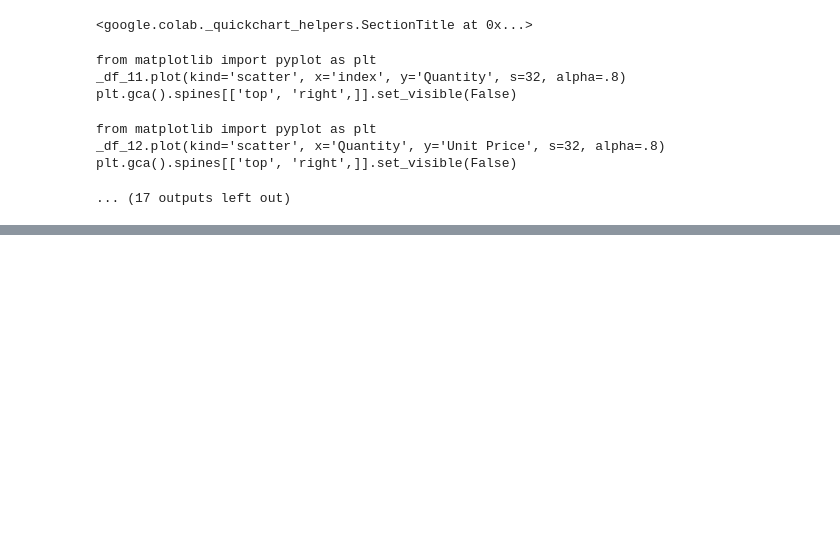
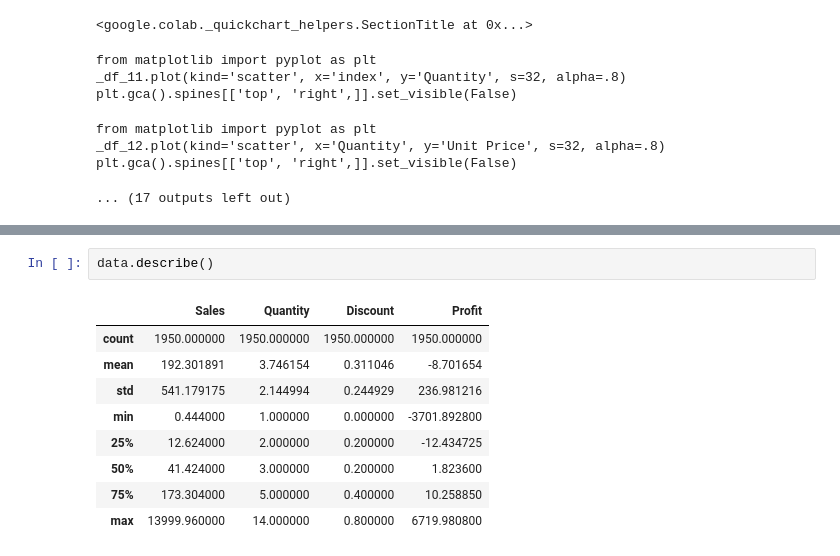
Before and after one commit to mmeeran/Python, a Jupyter notebook: Python_Class_prework.ipynb, the cells around one changed output, grey strips where cells are left out. Drawn from its saved outputs; the diff is of its cells as text; blank space fills up the shorter version.

```diff
--- a/Python_Class_prework.ipynb
+++ b/Python_Class_prework.ipynb
@@ -754,0 +858,12 @@ plt.gca().spines[['top', 'right',]].set_visible(False)
+# %%
+data.describe()
+# %% [output]
+|  | Sales | Quantity | Discount | Profit |
+| count | 1950.000000 | 1950.000000 | 1950.000000 | 1950.000000 |
+| mean | 192.301891 | 3.746154 | 0.311046 | -8.701654 |
+| std | 541.179175 | 2.144994 | 0.244929 | 236.981216 |
+| min | 0.444000 | 1.000000 | 0.000000 | -3701.892800 |
+| 25% | 12.624000 | 2.000000 | 0.200000 | -12.434725 |
+| 50% | 41.424000 | 3.000000 | 0.200000 | 1.823600 |
+| 75% | 173.304000 | 5.000000 | 0.400000 | 10.258850 |
+| max | 13999.960000 | 14.000000 | 0.800000 | 6719.980800 |
```
Also changed, not shown: parts of 18 cells of this notebook.
